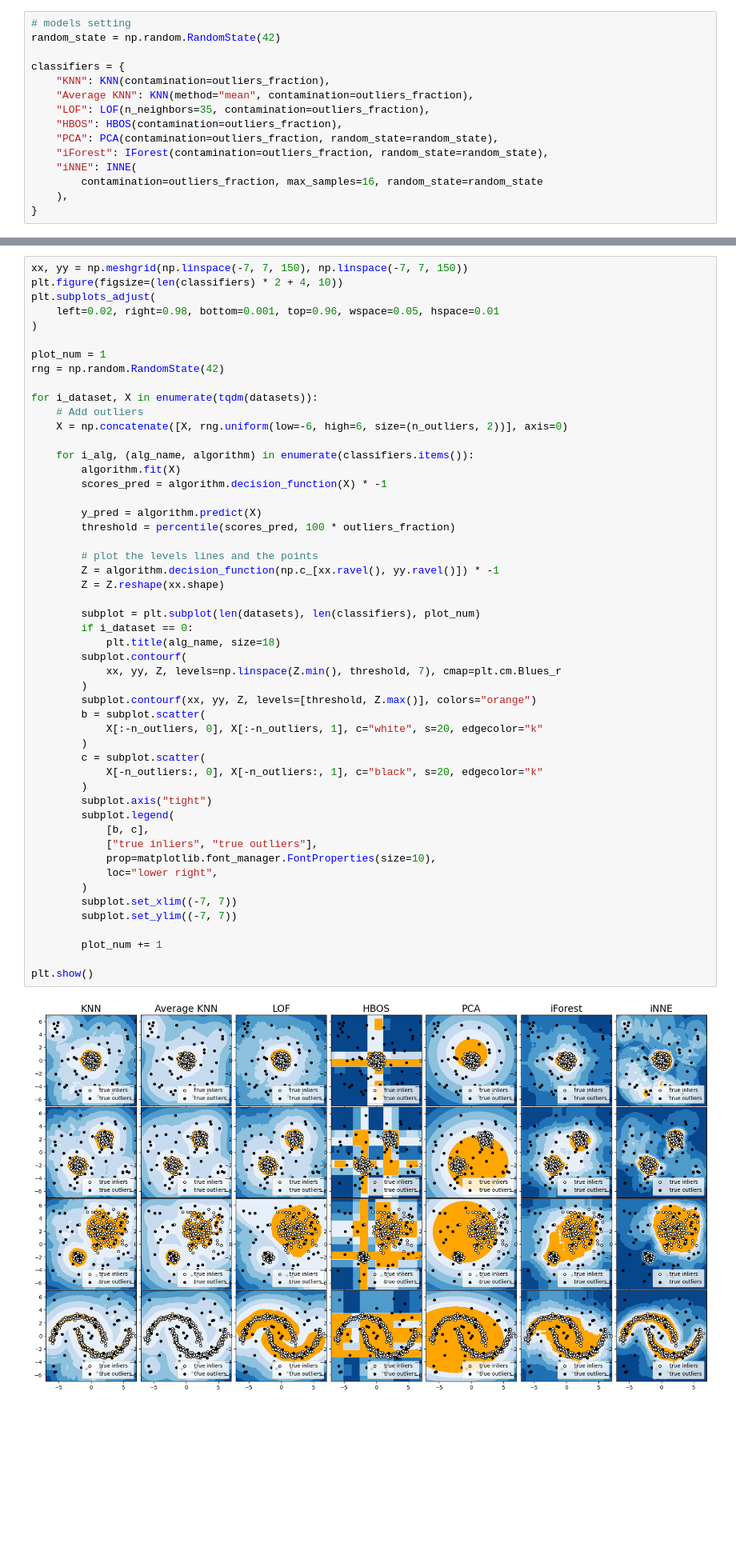
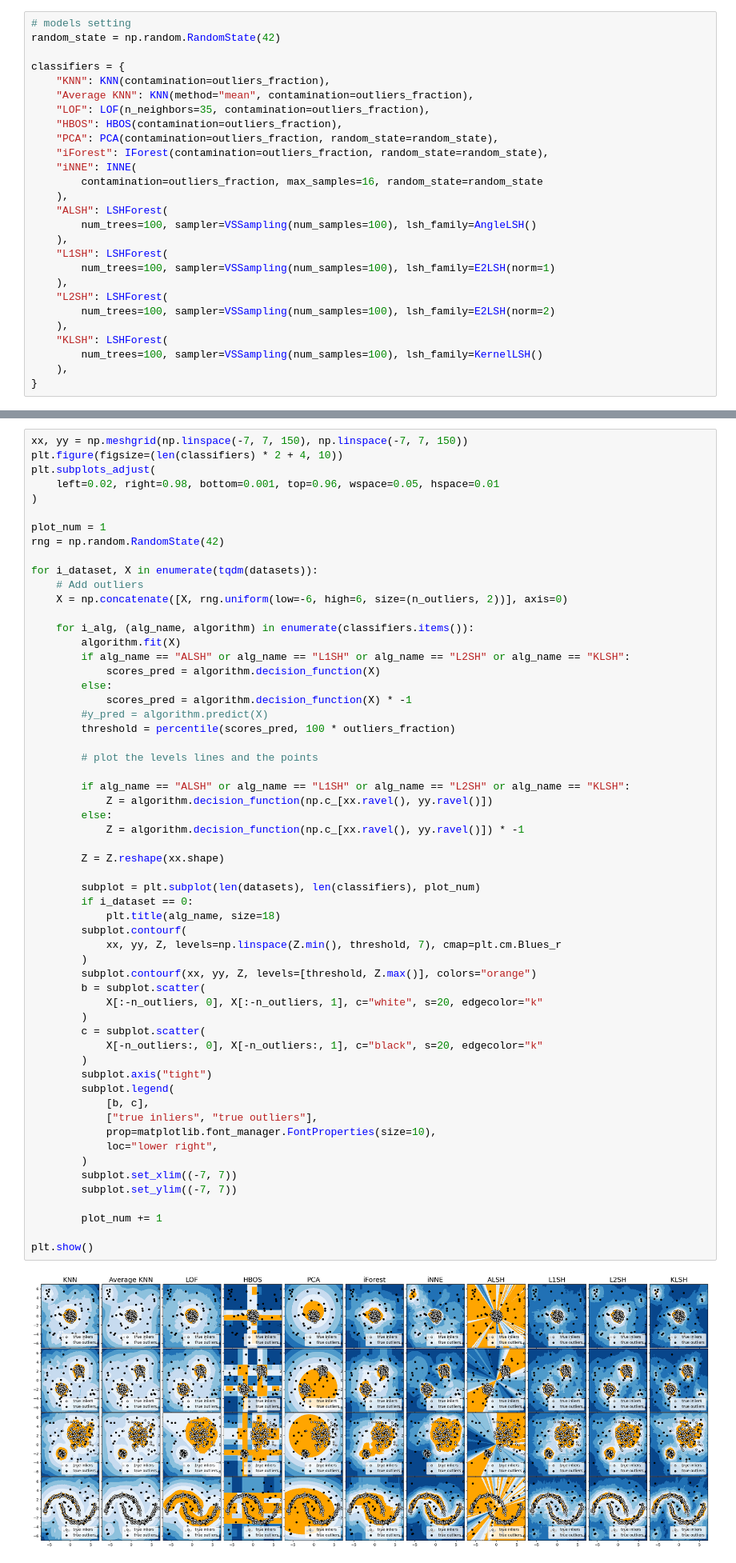
Before and after one commit to zhuye88/TAD, a Jupyter notebook: demo_shallow_methods.ipynb, the cells around one changed output, grey strips where cells are left out. Shown at 80% size. Drawn from its saved outputs; the diff is of its cells as text; blank space fills up the shorter version.

```diff
--- a/demo_shallow_methods.ipynb
+++ b/demo_shallow_methods.ipynb
@@ -162,6 +173,18 @@ classifiers = {
     "iNNE": INNE(
         contamination=outliers_fraction, max_samples=16, random_state=random_state
     ),
+    "ALSH": LSHForest(
+        num_trees=100, sampler=VSSampling(num_samples=100), lsh_family=AngleLSH()
+    ),
+    "L1SH": LSHForest(
+        num_trees=100, sampler=VSSampling(num_samples=100), lsh_family=E2LSH(norm=1)
+    ),
+    "L2SH": LSHForest(
+        num_trees=100, sampler=VSSampling(num_samples=100), lsh_family=E2LSH(norm=2)
+    ),
+    "KLSH": LSHForest(
+        num_trees=100, sampler=VSSampling(num_samples=100), lsh_family=KernelLSH()
+    ),
 }
 # %% [markdown]
 #### 2.1.3. Performances Comparison
@@ -181,43 +204,50 @@ for i_dataset, X in enumerate(tqdm(datasets)):
 
     for i_alg, (alg_name, algorithm) in enumerate(classifiers.items()):
         algorithm.fit(X)
-        scores_pred = algorithm.decision_function(X) * -1
-
-        y_pred = algorithm.predict(X)
+        if alg_name == "ALSH" or alg_name == "L1SH" or alg_name == "L2SH" or alg_name == "KLSH":
+            scores_pred = algorithm.decision_function(X)
+        else:
+            scores_pred = algorithm.decision_function(X) * -1
+        #y_pred = algorithm.predict(X)
         threshold = percentile(scores_pred, 100 * outliers_fraction)
 
         # plot the levels lines and the points
-        Z = algorithm.decision_function(np.c_[xx.ravel(), yy.ravel()]) * -1
+
+        if alg_name == "ALSH" or alg_name == "L1SH" or alg_name == "L2SH" or alg_name == "KLSH":
+            Z = algorithm.decision_function(np.c_[xx.ravel(), yy.ravel()])
+        else:
+            Z = algorithm.decision_function(np.c_[xx.ravel(), yy.ravel()]) * -1
+
         Z = Z.reshape(xx.shape)
 
         subplot = plt.subplot(len(datasets), len(classifiers), plot_num)
         if i_dataset == 0:
             plt.title(alg_name, size=18)
         subplot.contourf(
             xx, yy, Z, levels=np.linspace(Z.min(), threshold, 7), cmap=plt.cm.Blues_r
         )
         subplot.contourf(xx, yy, Z, levels=[threshold, Z.max()], colors="orange")
         b = subplot.scatter(
             X[:-n_outliers, 0], X[:-n_outliers, 1], c="white", s=20, edgecolor="k"
         )
         c = subplot.scatter(
             X[-n_outliers:, 0], X[-n_outliers:, 1], c="black", s=20, edgecolor="k"
         )
         subplot.axis("tight")
         subplot.legend(
             [b, c],
             ["true inliers", "true outliers"],
             prop=matplotlib.font_manager.FontProperties(size=10),
             loc="lower right",
         )
         subplot.set_xlim((-7, 7))
         subplot.set_ylim((-7, 7))
 
         plot_num += 1
 
 plt.show()
 # %% [output]
-[figure, old version]
+[figure, new version]
 # %% [markdown]
 ### 2.2. Demonstration on Classical Dataset
 # %%
```
Also changed, not shown: parts of 12 cells of this notebook, 26 other files.
